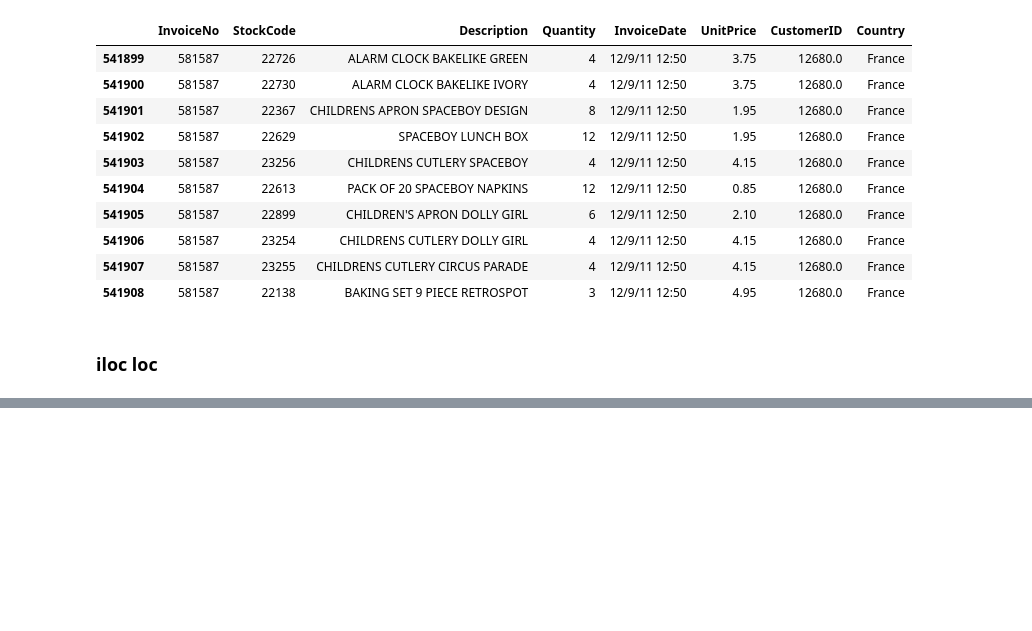
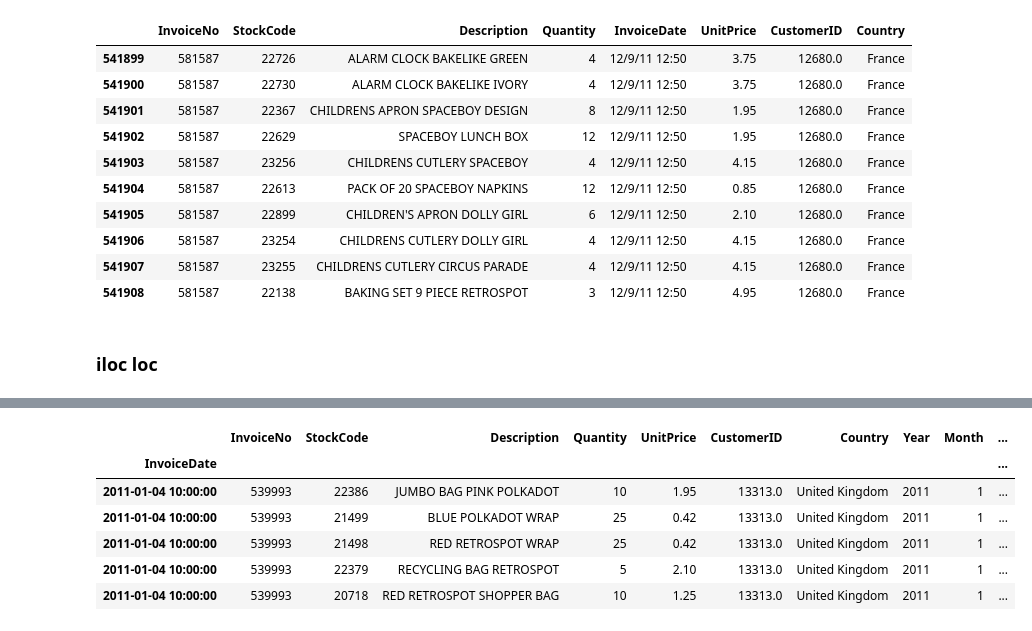
Before and after one commit to pinpacho/analysis_manipulate_data, a Jupyter notebook: numpy_pandas/pandas.ipynb, the cells around one changed output, grey strips where cells are left out. Drawn from its saved outputs; the diff is of its cells as text; code cells hidden in the pictures; blank space fills up the shorter version.

```diff
--- a/numpy_pandas/pandas.ipynb
+++ b/numpy_pandas/pandas.ipynb
@@ -199,0 +1079,3 @@ Name: 5, dtype: object
+# %%
+df['Weekday']=df.index.weekday
+print(df.head())
@@ -199,0 +1100,12 @@ Name: 5, dtype: object
+# %%
+df_2011 = df.loc['2011']
+
+df_2011.head()
+# %% [output]
+|  | InvoiceNo | StockCode | Description | Quantity | UnitPrice | CustomerID | Country | Year | Month | ... |
+| InvoiceDate |  |  |  |  |  |  |  |  |  | ... |
+| 2011-01-04 10:00:00 | 539993 | 22386 | JUMBO BAG PINK POLKADOT | 10 | 1.95 | 13313.0 | United Kingdom | 2011 | 1 | ... |
+| 2011-01-04 10:00:00 | 539993 | 21499 | BLUE POLKADOT WRAP | 25 | 0.42 | 13313.0 | United Kingdom | 2011 | 1 | ... |
+| 2011-01-04 10:00:00 | 539993 | 21498 | RED RETROSPOT WRAP | 25 | 0.42 | 13313.0 | United Kingdom | 2011 | 1 | ... |
+| 2011-01-04 10:00:00 | 539993 | 22379 | RECYCLING BAG RETROSPOT | 5 | 2.10 | 13313.0 | United Kingdom | 2011 | 1 | ... |
+| 2011-01-04 10:00:00 | 539993 | 20718 | RED RETROSPOT SHOPPER BAG | 10 | 1.25 | 13313.0 | United Kingdom | 2011 | 1 | ... |
```
Also changed, not shown: parts of 64 cells of this notebook.
